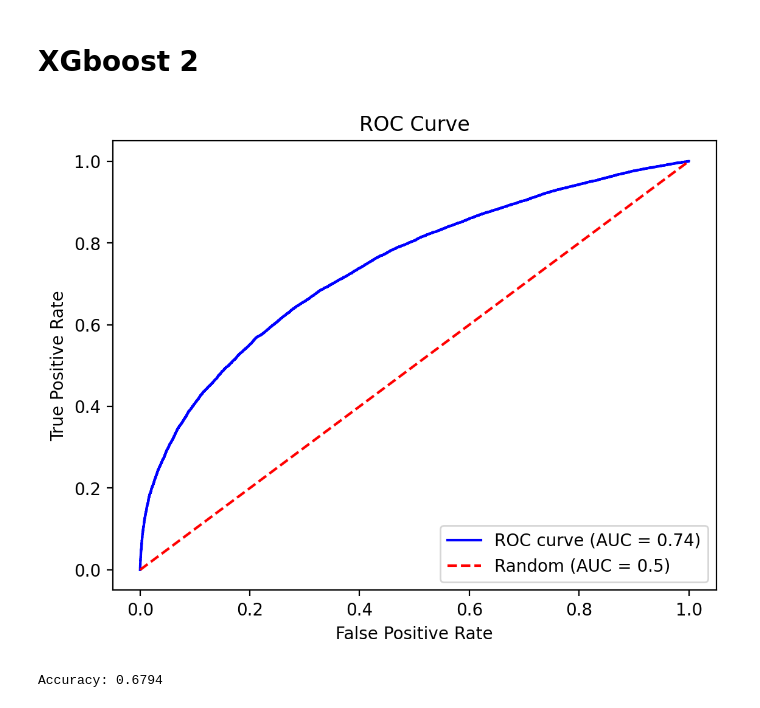
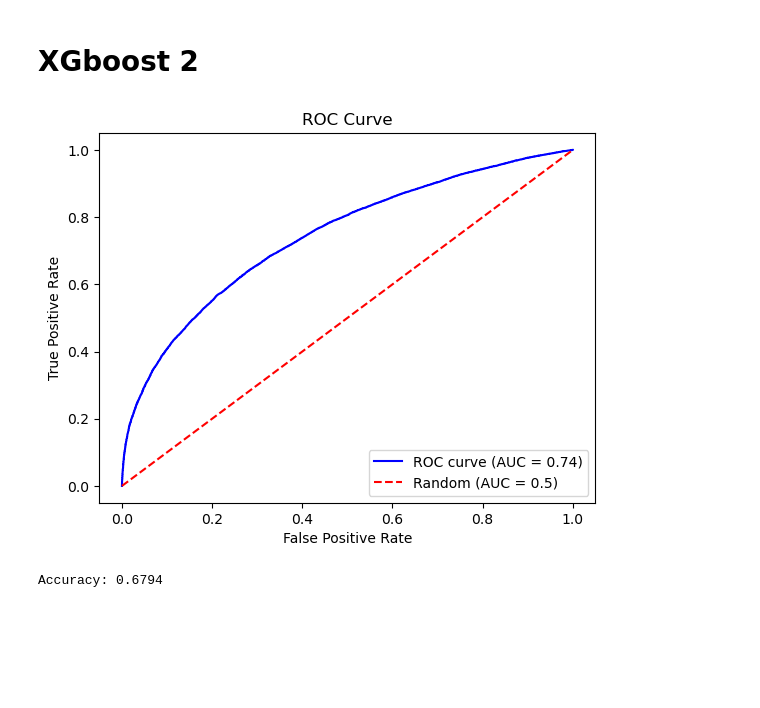
Before and after one commit to inigostibbe/msciproject, a Jupyter notebook: initialanalysis.ipynb, the cells around one changed output. Drawn from its saved outputs; the diff is of its cells as text; code cells hidden in the pictures; blank space fills up the shorter version.

```diff
--- a/initialanalysis.ipynb
+++ b/initialanalysis.ipynb
@@ -350,12 +380,15 @@ data = pd.concat([signal_data, sampled_background])
 data = data.dropna()
 data = data.select_dtypes(exclude=['object'])
 
+# Rememebr the weights
+weights = data['weight_nominal_scaled']
+
 X = data.drop(columns=['target', 'weight_nominal', 'weight_nominal_scaled', 'xs_weight', 'hashed_filename', 'entry', 'Pred', 'region'])
 y = data['target']
 
 # Split into train and test data
 
-X_train, X_test, y_train, y_test = train_test_split(X, y, test_size=0.2, random_state=42)
+X_train, X_test, y_train, y_test, train_weights, test_weights = train_test_split(X, y, weights, test_size=0.2, random_state=42)
 
 # Train the model and run predictions
 
@@ -373,33 +406,32 @@ fpr, tpr, _ = roc_curve(y_test, y_proba[:, 1])
 
 # Calculate the AUC (Area Under the Curve)
 roc_auc = roc_auc_score(y_test, y_proba[:, 1])
 
 # Create the plot
-plt.figure(dpi=200)
 
 # Plot the ROC curve
 plt.plot(fpr, tpr, label=f'ROC curve (AUC = {roc_auc:.2f})', color='blue')
 
 # Plot the diagonal line representing random chance (AUC = 0.5)
 plt.plot([0, 1], [0, 1], linestyle='--', color='red', label='Random (AUC = 0.5)')
 
 # Add labels and title
 plt.xlabel('False Positive Rate')
 plt.ylabel('True Positive Rate')
 plt.title('ROC Curve')
 
 # Add a legend
 plt.legend(loc="lower right")
 
 # Display the plot
 plt.show()
 
 # Print accuracy
 
 from sklearn.metrics import accuracy_score
 
 accuracy = accuracy_score(y_test, y_pred)
 print(f"Accuracy: {accuracy:.4f}")
 # %% [output]
-[figure, old version]
+[figure, new version]
 Accuracy: 0.6794
```
Also changed, not shown: parts of 11 cells of this notebook.
